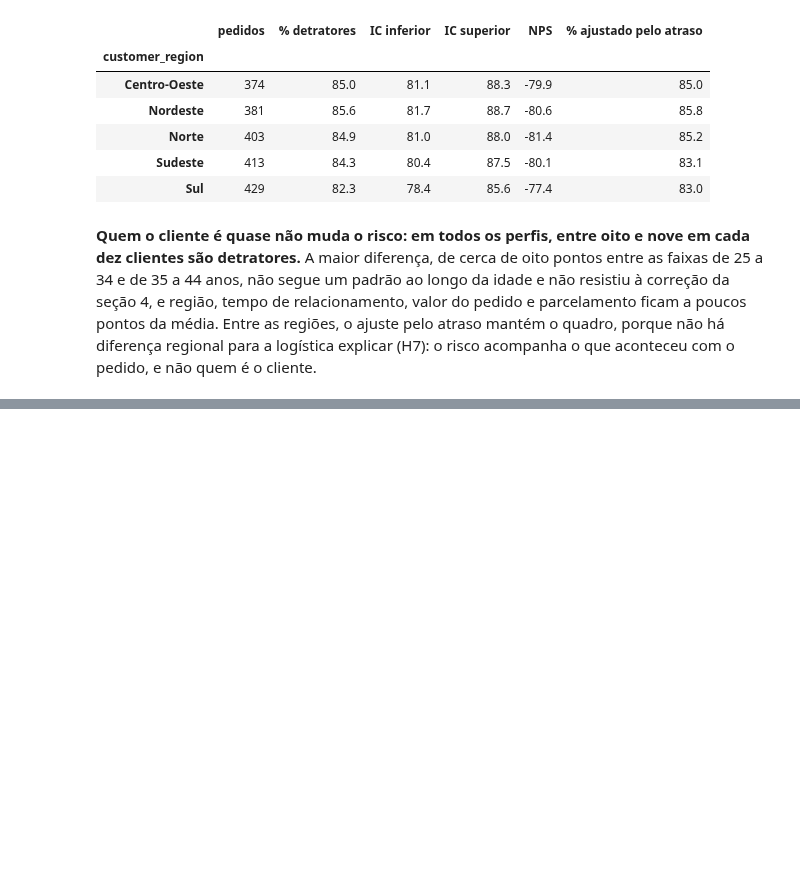
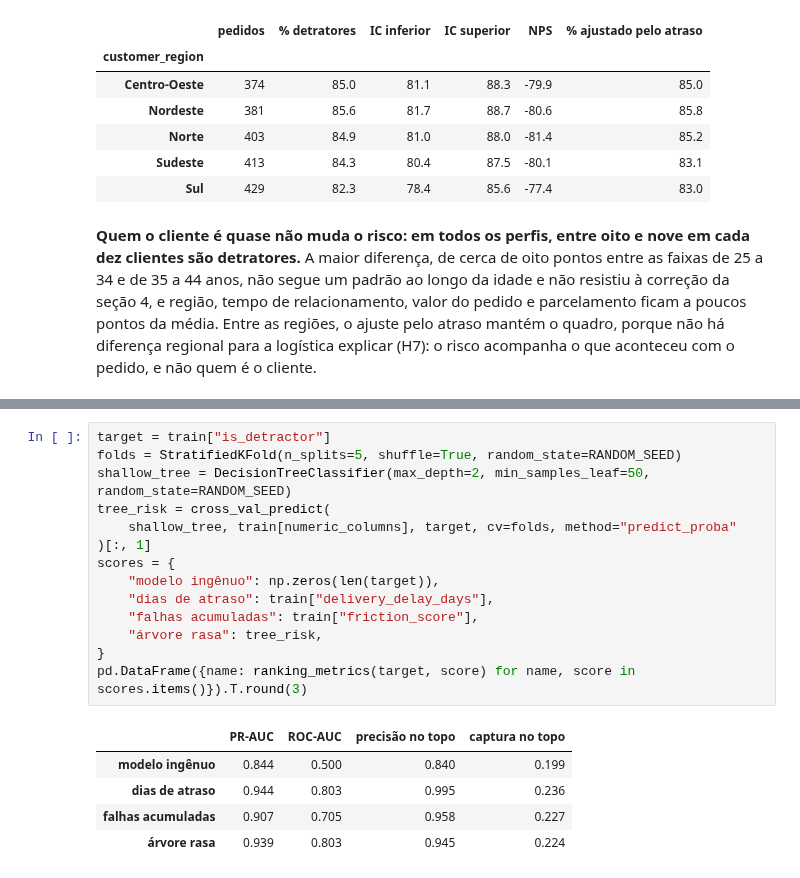
Before and after one commit to jpvbrandaos/tech-challenge-nps-preditivo, a Jupyter notebook: notebooks/02_eda.ipynb, the cells around one changed output, grey strips where cells are left out. Saved outputs shown, nothing was run; the diff lists cells and outputs as text; blank space fills up the shorter version.

```diff
--- a/notebooks/02_eda.ipynb
+++ b/notebooks/02_eda.ipynb
@@ -458,0 +713,20 @@ regions.round(1)
+# %%
+target = train["is_detractor"]
+folds = StratifiedKFold(n_splits=5, shuffle=True, random_state=RANDOM_SEED)
+shallow_tree = DecisionTreeClassifier(max_depth=2, min_samples_leaf=50, random_state=RANDOM_SEED)
+tree_risk = cross_val_predict(
+    shallow_tree, train[numeric_columns], target, cv=folds, method="predict_proba"
+)[:, 1]
+scores = {
+    "modelo ingênuo": np.zeros(len(target)),
+    "dias de atraso": train["delivery_delay_days"],
+    "falhas acumuladas": train["friction_score"],
+    "árvore rasa": tree_risk,
+}
+pd.DataFrame({name: ranking_metrics(target, score) for name, score in scores.items()}).T.round(3)
+# %% [output]
+|  | PR-AUC | ROC-AUC | precisão no topo | captura no topo |
+| modelo ingênuo | 0.844 | 0.500 | 0.840 | 0.199 |
+| dias de atraso | 0.944 | 0.803 | 0.995 | 0.236 |
+| falhas acumuladas | 0.907 | 0.705 | 0.958 | 0.227 |
+| árvore rasa | 0.939 | 0.803 | 0.945 | 0.224 |
```
Also changed, not shown: parts of 9 cells of this notebook, 1 other file.
